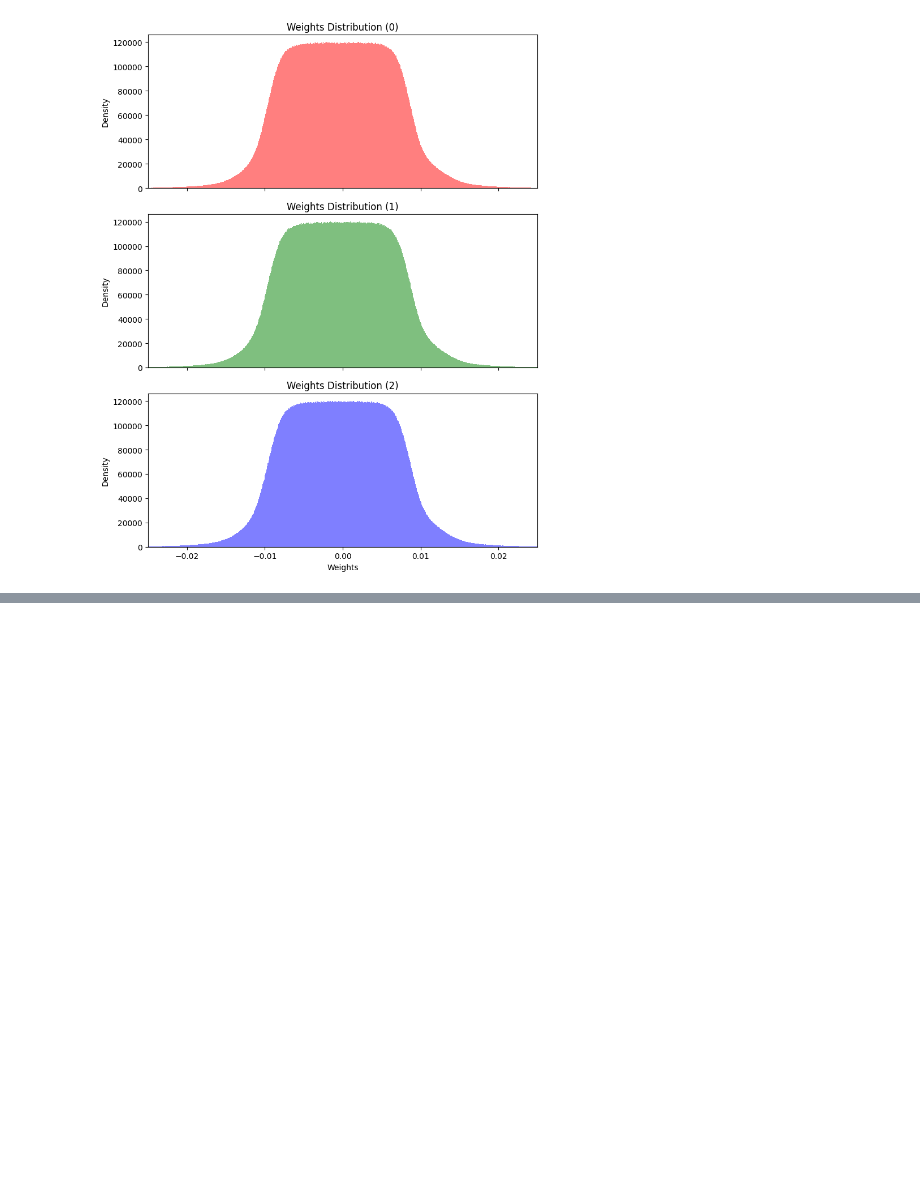
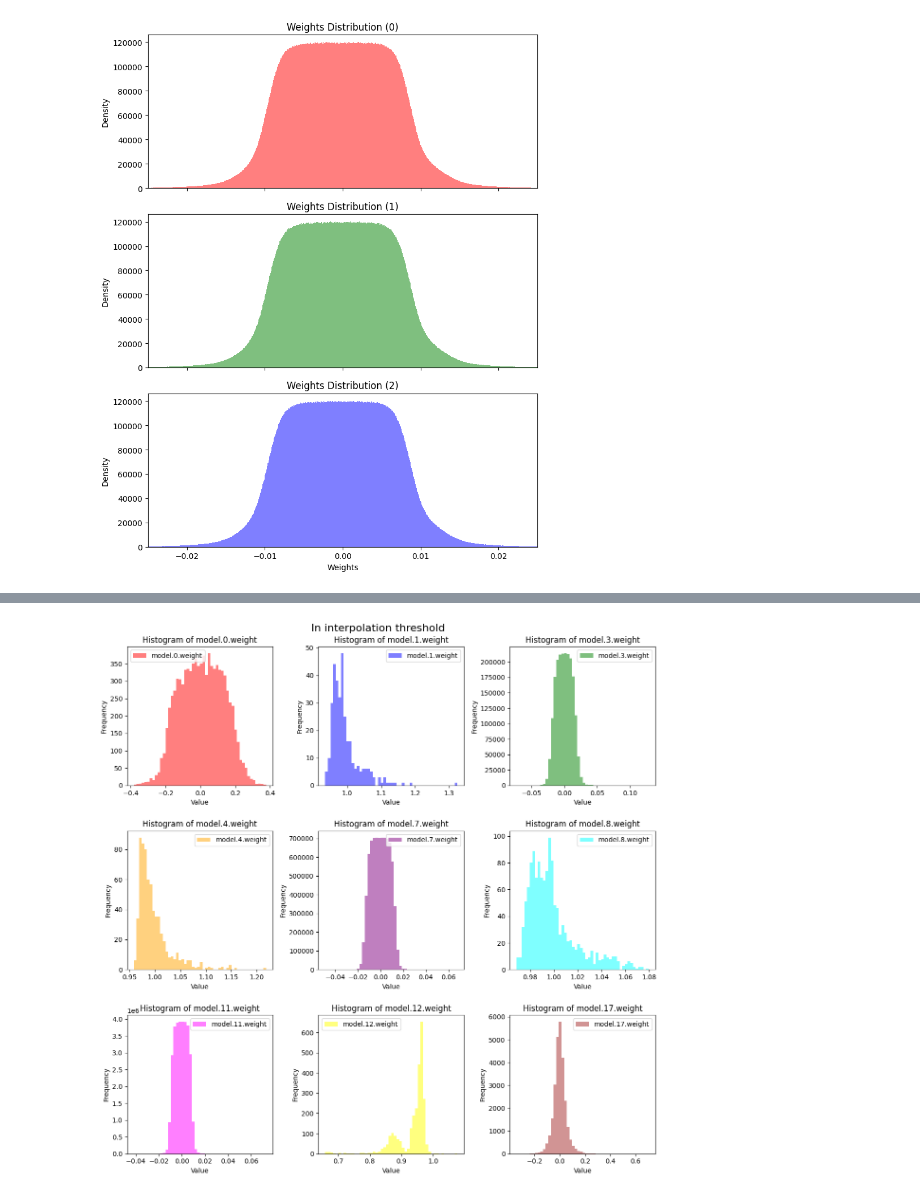
Before and after one commit to czyjtu/deep-double-descent, a Jupyter notebook: weights_distributions.ipynb, the cells around one changed output, grey strips where cells are left out. Saved outputs shown, nothing was run; the diff lists cells and outputs as text; code cells hidden in the pictures; blank space fills up the shorter version.

```diff
--- a/weights_distributions.ipynb
+++ b/weights_distributions.ipynb
@@ -56,0 +102,4 @@ plt.show()
+# %%
+create_histograms(three_solutions[1], title = "In interpolation threshold")
+# %% [output]
+[figure, added]
```
Also changed, not shown: parts of 6 cells of this notebook.
